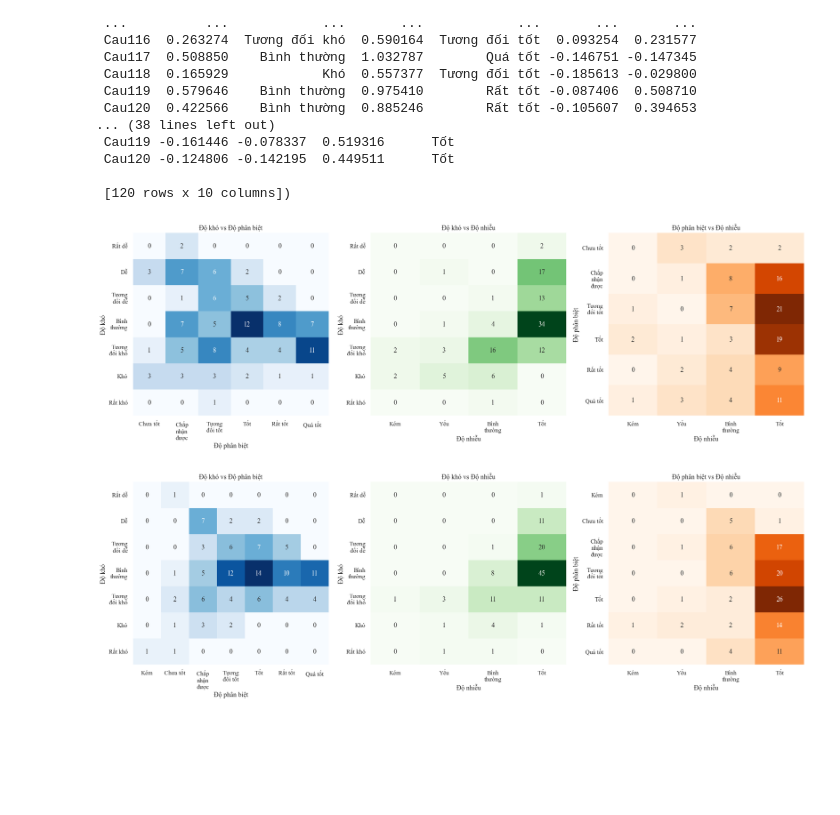
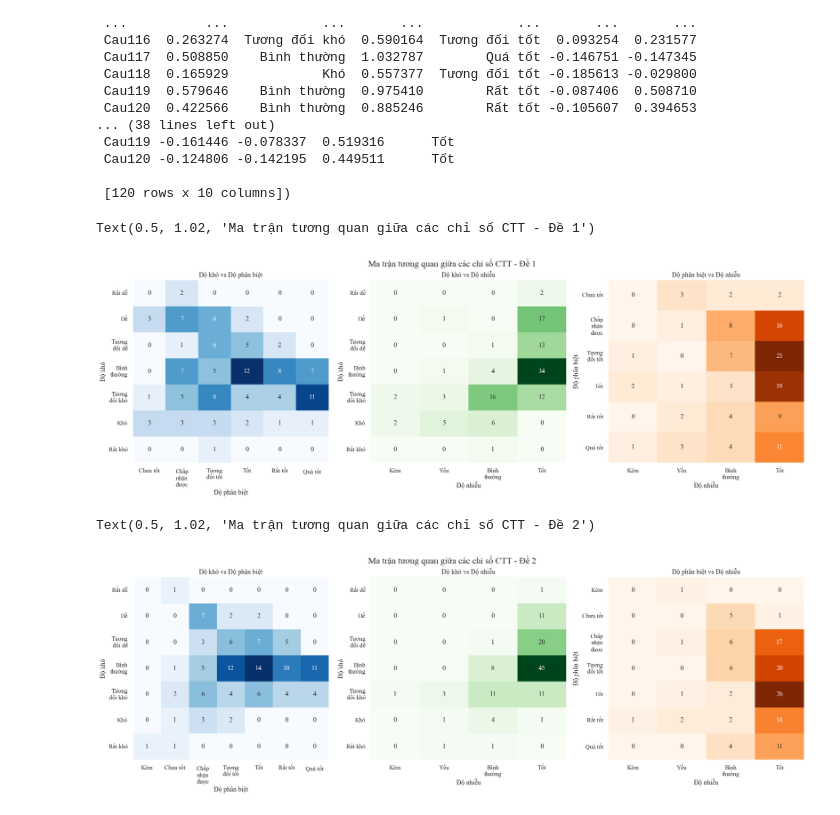
Before and after one commit to DuongThai2712/item-analysis-and-mmle-irt, a Jupyter notebook: main.ipynb, the cells around one changed output. Cells and saved outputs as stored; diff of their text form; code cells hidden in the pictures; blank space fills up the shorter version.

```diff
--- a/main.ipynb
+++ b/main.ipynb
@@ -526,39 +611,77 @@ item_ctt_1, item_ctt_2
  Cau120 -0.124806 -0.142195  0.449511      Tốt
 
  [120 rows x 10 columns])
+# %%
+import textwrap
+
+def wrap_labels(ax, width=10):
+    ax.set_xticklabels(
+        ["\n".join(textwrap.wrap(t.get_text(), width)) for t in ax.get_xticklabels()]
+    )
+    ax.set_yticklabels(
+        ["\n".join(textwrap.wrap(t.get_text(), width)) for t in ax.get_yticklabels()]
+    )
+
+def heatmap_pair(df, col1, col2, title, cmap, order1=None, order2=None, ax=None):
+    if order1 is not None:
+        df[col1] = pd.Categorical(df[col1], categories=order1, ordered=True)
+    if order2 is not None:
+        df[col2] = pd.Categorical(df[col2], categories=order2, ordered=True)
+
+    ct = pd.crosstab(df[col1], df[col2])
+
+    #plt.figure(figsize=(6, 6))
+    ax = sns.heatmap(ct, annot=True, fmt="d", cmap=cmap, cbar=False, ax=ax)
+
+    ax.set_title(title)
+    plt.xlabel(col2)
+    plt.ylabel(col1)
+
+    ax.set_xticklabels(ax.get_xticklabels(), rotation=0)
+    ax.set_yticklabels(ax.get_yticklabels(), rotation=0)
+    # Tự động xuống dòng
+    wrap_labels(ax, width=8)
+
+    plt.tight_layout()
 # %%
 fig, axes = plt.subplots(ncols=3, figsize=(18, 6))
-ip.heatmap_pair(item_ctt_1, "Độ khó", "Độ phân biệt",
+heatmap_pair(item_ctt_1, "Độ khó", "Độ phân biệt",
              "Độ khó vs Độ phân biệt", cmap="Blues",
              order1=order_kho,
              order2=order_pb, ax=axes[0])
 
-ip.heatmap_pair(item_ctt_1, "Độ khó", "Độ nhiễu",
+heatmap_pair(item_ctt_1, "Độ khó", "Độ nhiễu",
              "Độ khó vs Độ nhiễu", cmap="Greens",
              order1=order_kho,
              order2=order_nhieu, ax=axes[1])
 
-ip.heatmap_pair(item_ctt_1, "Độ phân biệt", "Độ nhiễu",
+heatmap_pair(item_ctt_1, "Độ phân biệt", "Độ nhiễu",
              "Độ phân biệt vs Độ nhiễu", cmap="Oranges",
              order1=order_pb,
              order2=order_nhieu, ax=axes[2])
+
+plt.suptitle('Ma trận tương quan giữa các chỉ số CTT - Đề 1', fontsize=16, y=1.02)
 # %% [output]
+Text(0.5, 1.02, 'Ma trận tương quan giữa các chỉ số CTT - Đề 1')
-[figure, old version]
+[figure, new version]
 # %%
 fig, axes = plt.subplots(ncols=3, figsize=(18, 6))
-ip.heatmap_pair(item_ctt_2, "Độ khó", "Độ phân biệt",
+heatmap_pair(item_ctt_2, "Độ khó", "Độ phân biệt",
              "Độ khó vs Độ phân biệt", cmap="Blues",
              order1=order_kho,
              order2=order_pb, ax=axes[0])
 
-ip.heatmap_pair(item_ctt_2, "Độ khó", "Độ nhiễu",
+heatmap_pair(item_ctt_2, "Độ khó", "Độ nhiễu",
              "Độ khó vs Độ nhiễu", cmap="Greens",
              order1=order_kho,
              order2=order_nhieu, ax=axes[1])
 
-ip.heatmap_pair(item_ctt_2, "Độ phân biệt", "Độ nhiễu",
+heatmap_pair(item_ctt_2, "Độ phân biệt", "Độ nhiễu",
              "Độ phân biệt vs Độ nhiễu", cmap="Oranges",
              order1=order_pb,
              order2=order_nhieu, ax=axes[2])
+
+plt.suptitle('Ma trận tương quan giữa các chỉ số CTT - Đề 2', fontsize=16, y=1.02)
 # %% [output]
+Text(0.5, 1.02, 'Ma trận tương quan giữa các chỉ số CTT - Đề 2')
-[figure, old version]
+[figure, new version]
```
Also changed, not shown: parts of 9 cells of this notebook, 2 other files.
